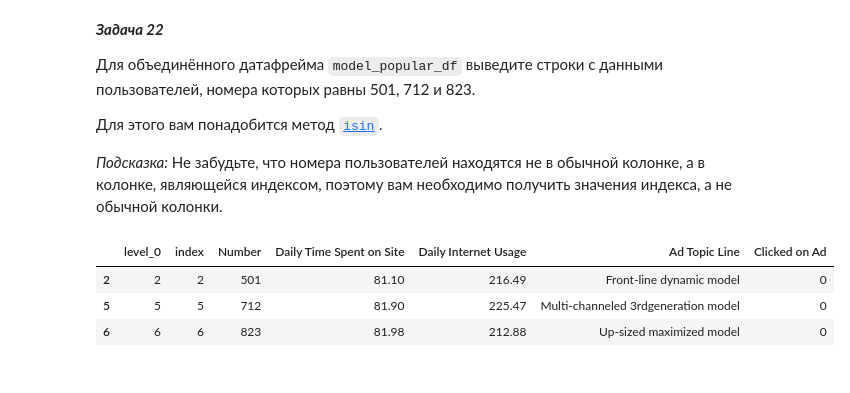
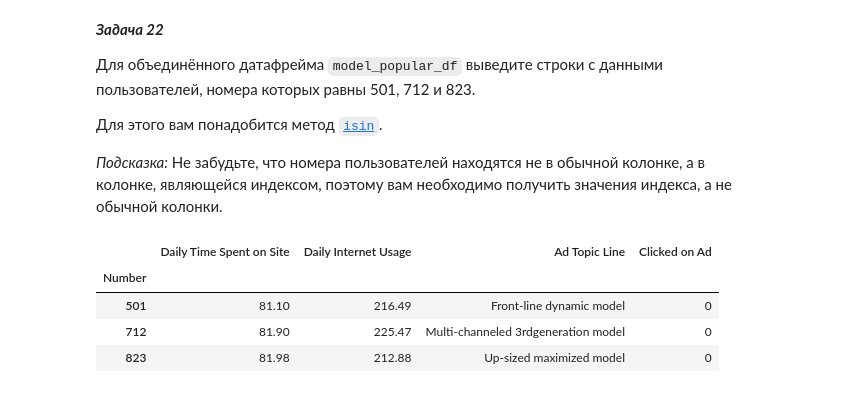
Before and after one commit to IgorKolotushkin/DS_homework, a Jupyter notebook: hw_12/12.6_Домашнее_задание.ipynb, the cells around one changed output. Drawn from its saved outputs; the diff is of its cells as text; code cells hidden in the pictures.

```diff
--- a/hw_12/12.6_Домашнее_задание.ipynb
+++ b/hw_12/12.6_Домашнее_задание.ipynb
@@ -483,10 +483,10 @@ model_popular_df
 
 *Подсказка:* Не забудьте, что номера пользователей находятся не в обычной колонке, а в колонке, являющейся индексом, поэтому вам необходимо получить значения индекса, а не обычной колонки.
 # %%
-# model_popular_df.reset_index()
-model_popular_df[model_popular_df['Number'].isin([501, 712, 823])]
+model_popular_df[model_popular_df.index.isin([501, 712, 823])]
 # %% [output]
-|  | level_0 | index | Number | Daily Time Spent on Site | Daily Internet Usage | Ad Topic Line | Clicked on Ad |
-| 2 | 2 | 2 | 501 | 81.10 | 216.49 | Front-line dynamic model | 0 |
-| 5 | 5 | 5 | 712 | 81.90 | 225.47 | Multi-channeled 3rdgeneration model | 0 |
-| 6 | 6 | 6 | 823 | 81.98 | 212.88 | Up-sized maximized model | 0 |
+|  | Daily Time Spent on Site | Daily Internet Usage | Ad Topic Line | Clicked on Ad |
+| Number |  |  |  |  |
+| 501 | 81.10 | 216.49 | Front-line dynamic model | 0 |
+| 712 | 81.90 | 225.47 | Multi-channeled 3rdgeneration model | 0 |
+| 823 | 81.98 | 212.88 | Up-sized maximized model | 0 |
```
